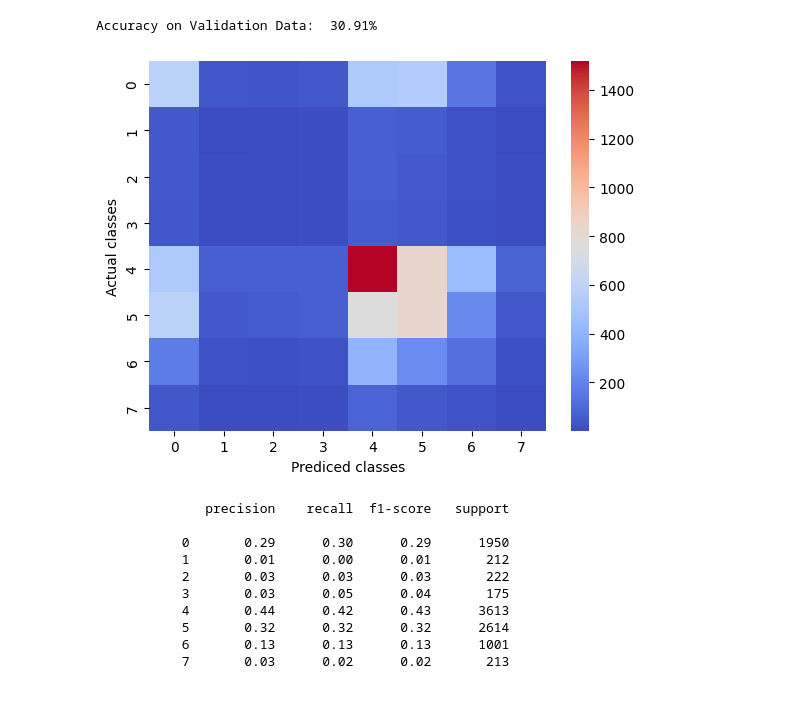
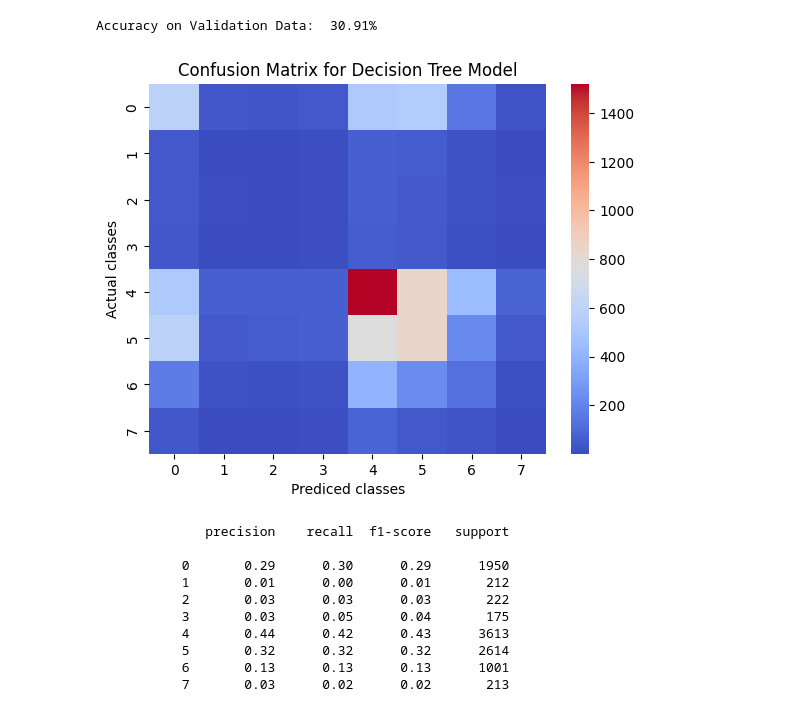
Before and after one commit to melbreaker/LivingThingClassification, a Jupyter notebook: 47369833_major_project.ipynb, the cells around one changed output. Drawn from its saved outputs; the diff is of its cells as text; code cells hidden in the pictures.

```diff
--- a/47369833_major_project.ipynb
+++ b/47369833_major_project.ipynb
@@ -231,11 +231,12 @@ Accuracy on Validation Data:  30.91%
 # %%
 dt_cm = confusion_matrix(Y_val, dt_val_pred)
 sns.heatmap(dt_cm, cmap=sns.color_palette("coolwarm", as_cmap=True))
 plt.xlabel("Prediced classes")
 plt.ylabel("Actual classes")
+plt.title("Confusion Matrix for Decision Tree Model")
 plt.show()
 # %% [output]
-[figure, old version]
+[figure, new version]
 # %%
 print(classification_report(Y_val, dt_val_pred))
 # %% [output]
```
Also changed, not shown: parts of 7 cells of this notebook.
